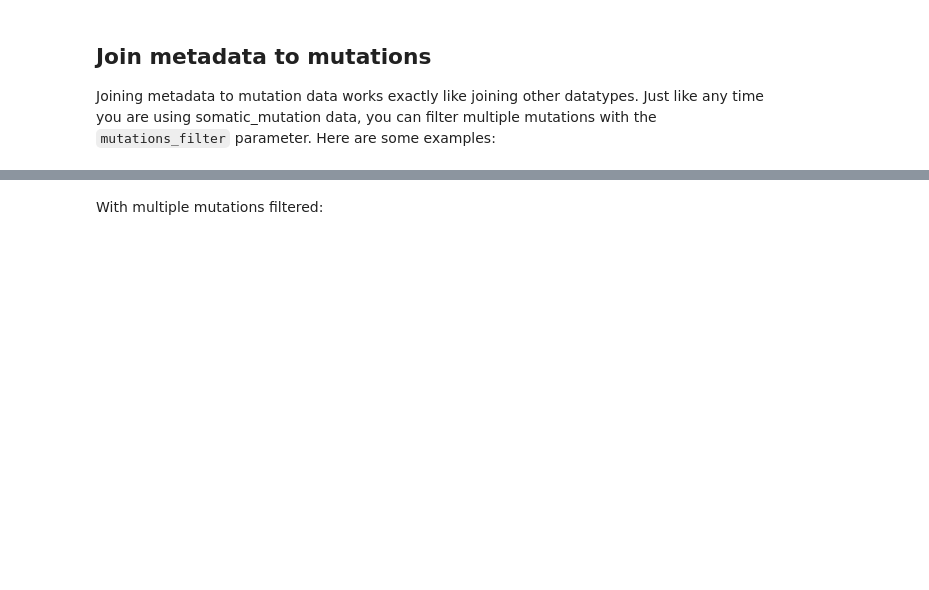
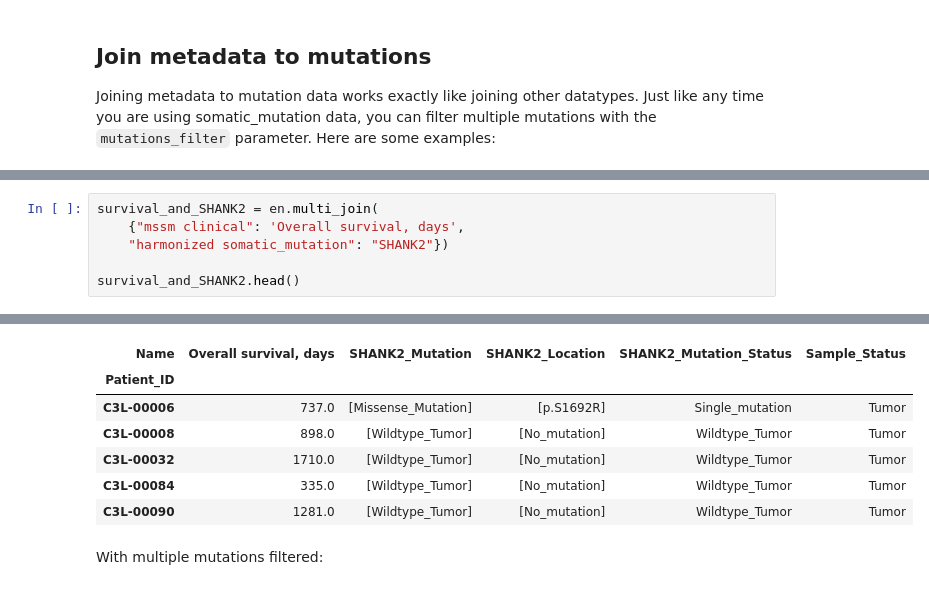
Before and after one commit to PayneLab/cptac, a Jupyter notebook: notebooks/tutorial03_joining_dataframes.ipynb, the cells around one changed output, grey strips where cells are left out. Cells and saved outputs as stored; diff of their text form; blank space fills up the shorter version.

```diff
--- a/notebooks/tutorial03_joining_dataframes.ipynb
+++ b/notebooks/tutorial03_joining_dataframes.ipynb
@@ -240,0 +303,7 @@ hist_and_PTEN.head()
+# %%
+survival_and_SHANK2 = en.multi_join(
+    {"mssm clinical": 'Overall survival, days',
+    "harmonized somatic_mutation": "SHANK2"})
+
+survival_and_SHANK2.head()
+# %% [output]
@@ -241,3 +311,10 @@ hist_and_PTEN.head()
+| Name | Overall survival, days | SHANK2_Mutation | SHANK2_Location | SHANK2_Mutation_Status | Sample_Status |
+| Patient_ID |  |  |  |  |  |
+| C3L-00006 | 737.0 | [Missense_Mutation] | [p.S1692R] | Single_mutation | Tumor |
+| C3L-00008 | 898.0 | [Wildtype_Tumor] | [No_mutation] | Wildtype_Tumor | Tumor |
+| C3L-00032 | 1710.0 | [Wildtype_Tumor] | [No_mutation] | Wildtype_Tumor | Tumor |
+| C3L-00084 | 335.0 | [Wildtype_Tumor] | [No_mutation] | Wildtype_Tumor | Tumor |
+| C3L-00090 | 1281.0 | [Wildtype_Tumor] | [No_mutation] | Wildtype_Tumor | Tumor |
 # %% [markdown]
 With multiple mutations filtered:
 # %%
```
Also changed, not shown: parts of 22 cells of this notebook, 11 other files.
